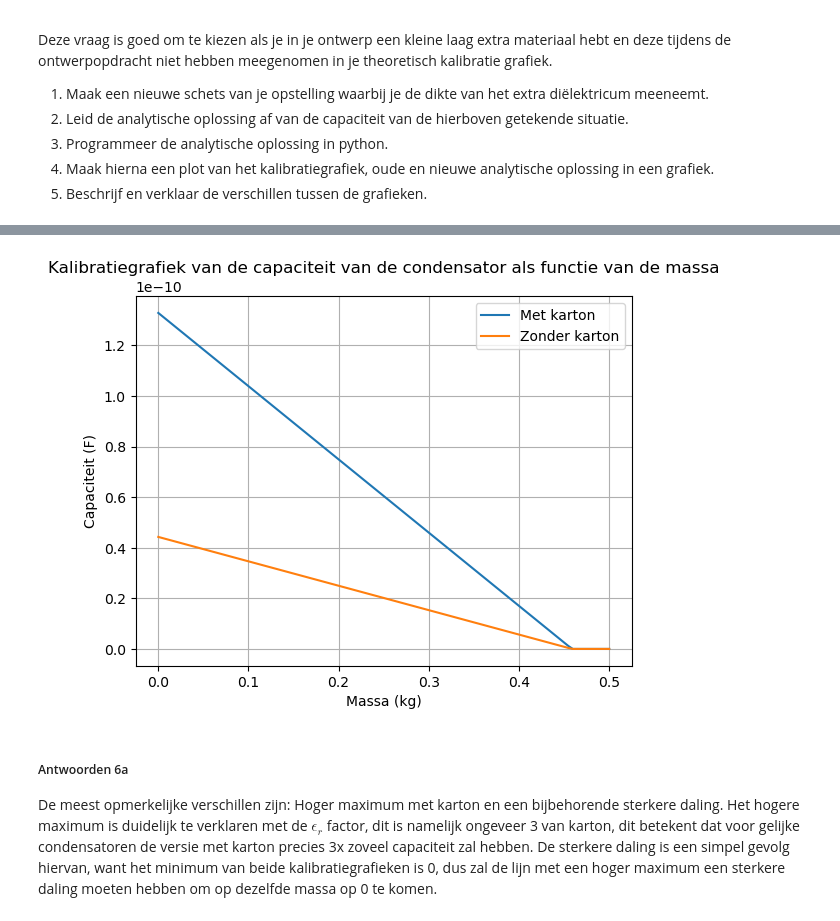
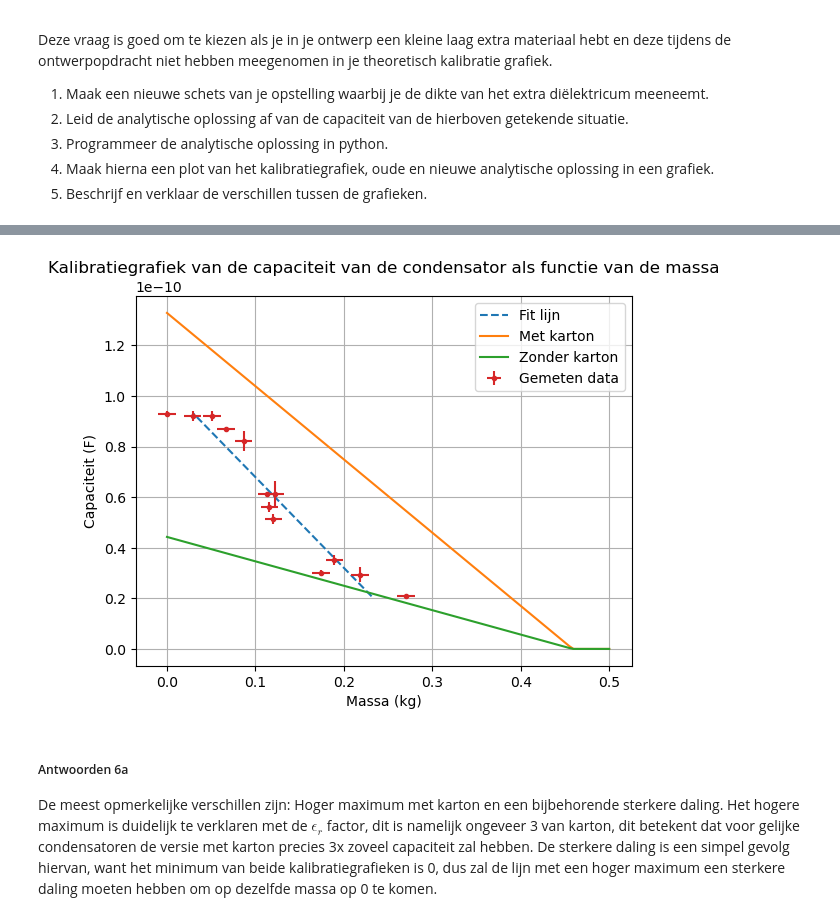
Before and after one commit to nvmeurs06/opdrachten-DEF-D, a Jupyter notebook: DigitaleOntwerpopdrachten/1CondensatorOpdracht/CondensatorOntwerpopdracht.ipynb, the cells around one changed output, grey strips where cells are left out. Saved outputs shown, nothing was run; the diff lists cells and outputs as text; code cells hidden in the pictures.

```diff
--- a/DigitaleOntwerpopdrachten/1CondensatorOpdracht/CondensatorOntwerpopdracht.ipynb
+++ b/DigitaleOntwerpopdrachten/1CondensatorOpdracht/CondensatorOntwerpopdracht.ipynb
@@ -1041,34 +1054,50 @@ epsilon0 = 8.8541878128e-12  #permittiviteit van vacuum (F/m)
 epsilonr = 3 #relatieve permittiviteit van het karton
 d = 0.003 #dikte van het karton in meters
 b = 0.1 #breedte van het aluminium in meters
 h0 = 0.15 #hoogte van de condensator in meters (beginoverlap geldt: h0=H (met H de hoogte van de platen in meters))
 g = 9.81 # zwaartekrachtversnelling in m/s^2
 k = 30 # veerconstante in N/m
 def condensator_extra_laag(m):
     h = np.maximum(0, h0 - (m * g / k))  #als de massa te groot is, zal de overlap negatief worden (A=0), dus het model is allen geldig voor m*g/k < h0, daarom wordt de hoogte van de condensator op 0 gezet als m*g/k >= h0
     C =((epsilon0 * epsilonr * b)/d)*h
     return C
 def condensator_zonder_laag(m):
     h = np.maximum(0, h0 - (m * g / k))   #als de massa te groot is, zal de overlap negatief worden (A=0), dus het model is allen geldig voor m*g/k < h0, daarom wordt de hoogte van de condensator op 0 gezet als m*g/k >= h0
     C =((epsilon0 * b)/d)*h
     return C
 m = np.linspace(0, 0.5, 100)  # massa in kg (tussen 0 en 1 kg)
 C_karton = condensator_extra_laag(m)
 C_zonder_karton = condensator_zonder_laag(m)
+
+#metingen ontwerpopdracht 2
+Capaciteit = np.array([93,92,35.2,29.3,20.8,92,82.1,56,61.3,30,51.4,86.8,61.2])*1e-12
+g = np.array([0,29,189.1,218.1,270.1,50.8,86.8,115.8,122.3,174.3,120.3,66.6,112.6])/1000
+
+#fitfunctie voor meetpunten
+def func(x, a, b):
+    return a*x + b
+popt, pcov = curve_fit(func, Capaciteit, g,p0=[-2.8e10,2.5])
+Cap_test = np.linspace(min(Capaciteit), max(Capaciteit), 100)
+g_fit = func(Cap_test, *popt)
+g_error = 1*9.81/1000
+Capaciteit_error = np.array([1,2,2,3,1,2,4,2,5,1,2,1,1])*1e-12
+
+plt.plot(g_fit, Cap_test, '--', label='Fit lijn')
 plt.plot(m, C_karton, label="Met karton")
 plt.plot(m, C_zonder_karton, label="Zonder karton")
+plt.errorbar(g, Capaciteit, yerr=Capaciteit_error, xerr=g_error, fmt='.', label='Gemeten data')
 plt.xlabel("Massa (kg)")
 plt.ylabel("Capaciteit (F)")
 plt.title("Kalibratiegrafiek van de capaciteit van de condensator als functie van de massa")
 plt.grid()
 plt.legend()
 plt.show()
 
 #De grafiek toont aan dat de capaciteit afneemt naarmate de massa toeneemt, maar er zit een duidelijke limitatie aan:
 #Het model is alleen geldig voor massa's waarbij de overlap tussen de platen nog steeds positief is (m*g/k < h0).
 #Om deze limitatie aan te tonen heb ik de massa's net iets voorbij het limiet laten lopen (dan is de capaciteit 0 en zullen daar de lijnen gelijk blijven op 0 F).
 # %% [output]
-[figure, old version]
+[figure, new version]
 # %% [markdown]
 ##### Antwoorden 6a
 
```
Also changed, not shown: parts of 4 cells of this notebook.
